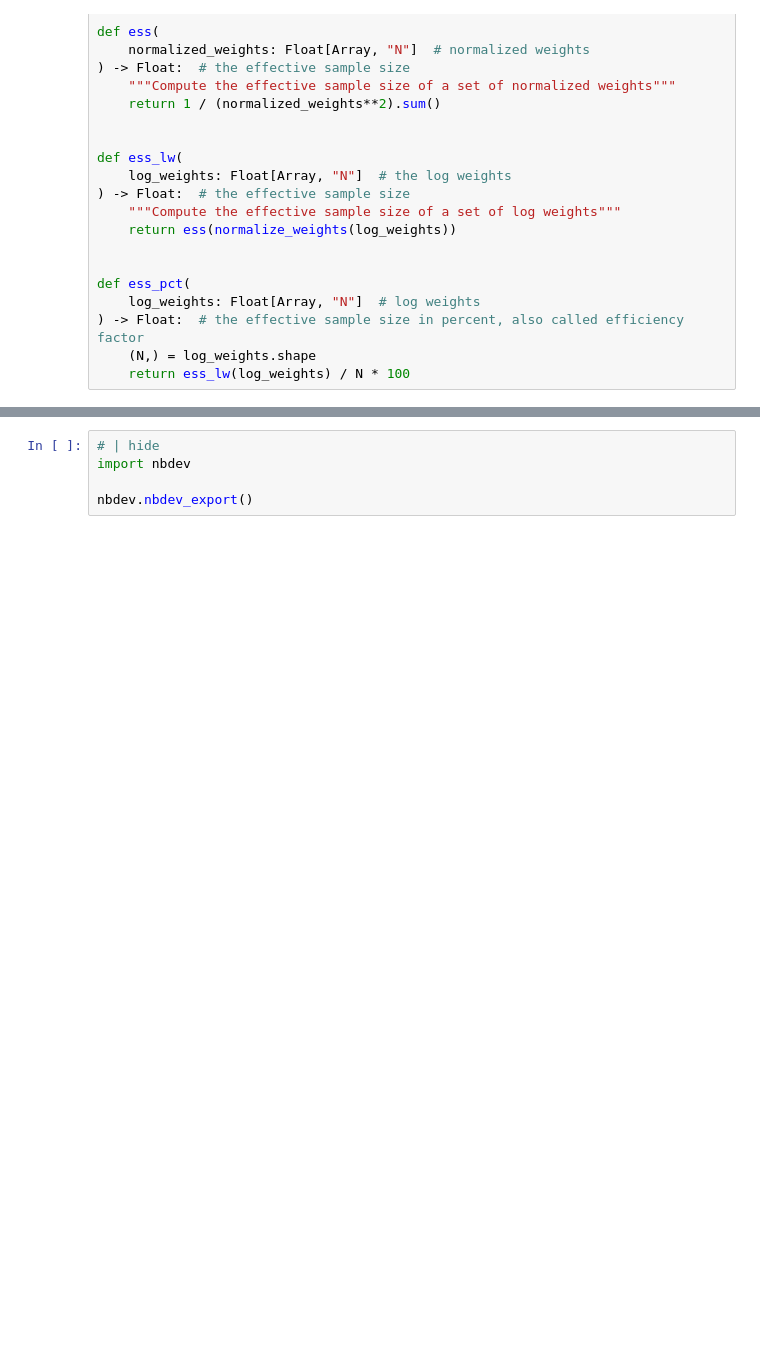
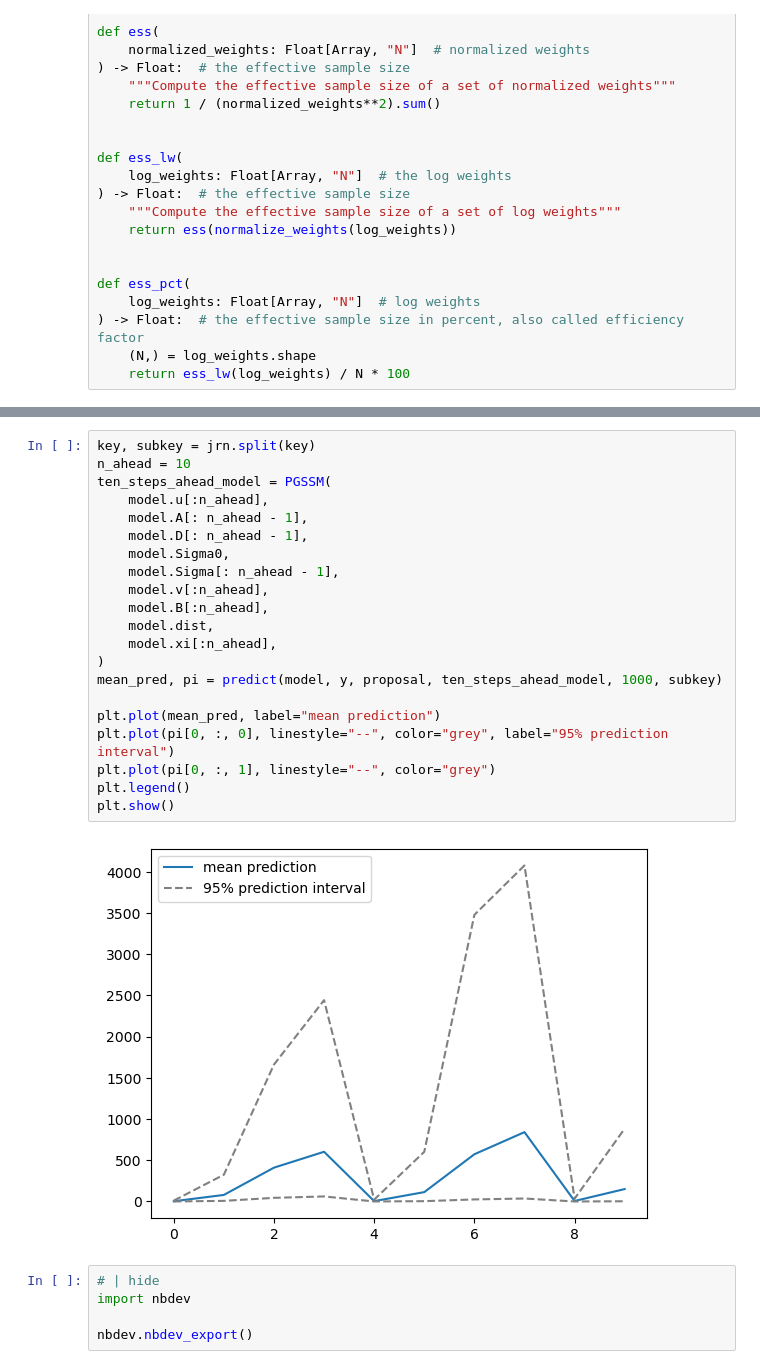
Before and after one commit to stefanheyder/isssm, a Jupyter notebook: nbs/40_importance_sampling.ipynb, the cells around one changed output, grey strips where cells are left out. Drawn from its saved outputs; the diff is of its cells as text; blank space fills up the shorter version.

Commit message:
Add predictions

```diff
--- a/nbs/40_importance_sampling.ipynb
+++ b/nbs/40_importance_sampling.ipynb
@@ -221,3 +347,26 @@ ess(weights), ess_pct(lw)
+# %%
+key, subkey = jrn.split(key)
+n_ahead = 10
+ten_steps_ahead_model = PGSSM(
+    model.u[:n_ahead],
+    model.A[: n_ahead - 1],
+    model.D[: n_ahead - 1],
+    model.Sigma0,
+    model.Sigma[: n_ahead - 1],
+    model.v[:n_ahead],
+    model.B[:n_ahead],
+    model.dist,
+    model.xi[:n_ahead],
+)
+mean_pred, pi = predict(model, y, proposal, ten_steps_ahead_model, 1000, subkey)
+
+plt.plot(mean_pred, label="mean prediction")
+plt.plot(pi[0, :, 0], linestyle="--", color="grey", label="95% prediction interval")
+plt.plot(pi[0, :, 1], linestyle="--", color="grey")
+plt.legend()
+plt.show()
+# %% [output]
+[figure, added]
 # %%
 # | hide
 import nbdev
```
Also changed, not shown: parts of 9 cells of this notebook, 6 other files.
